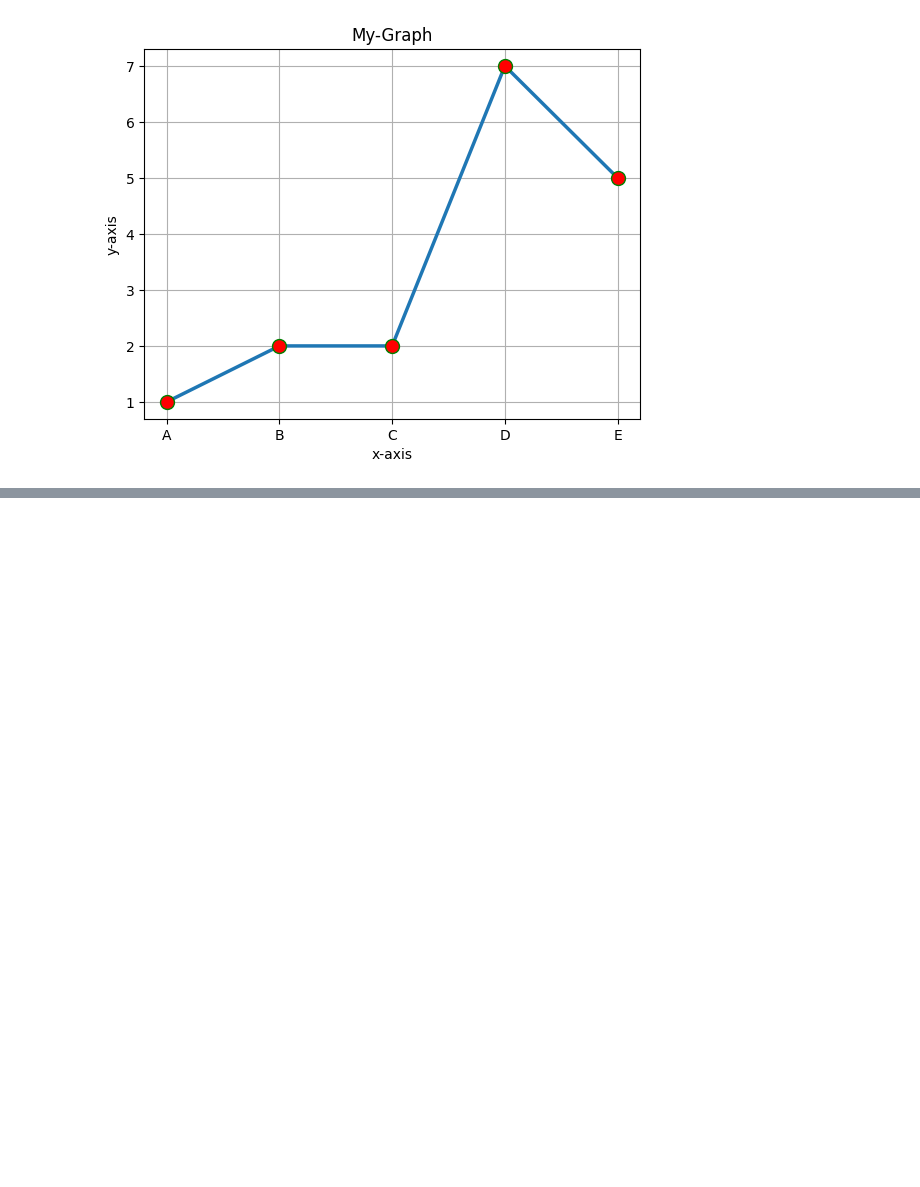
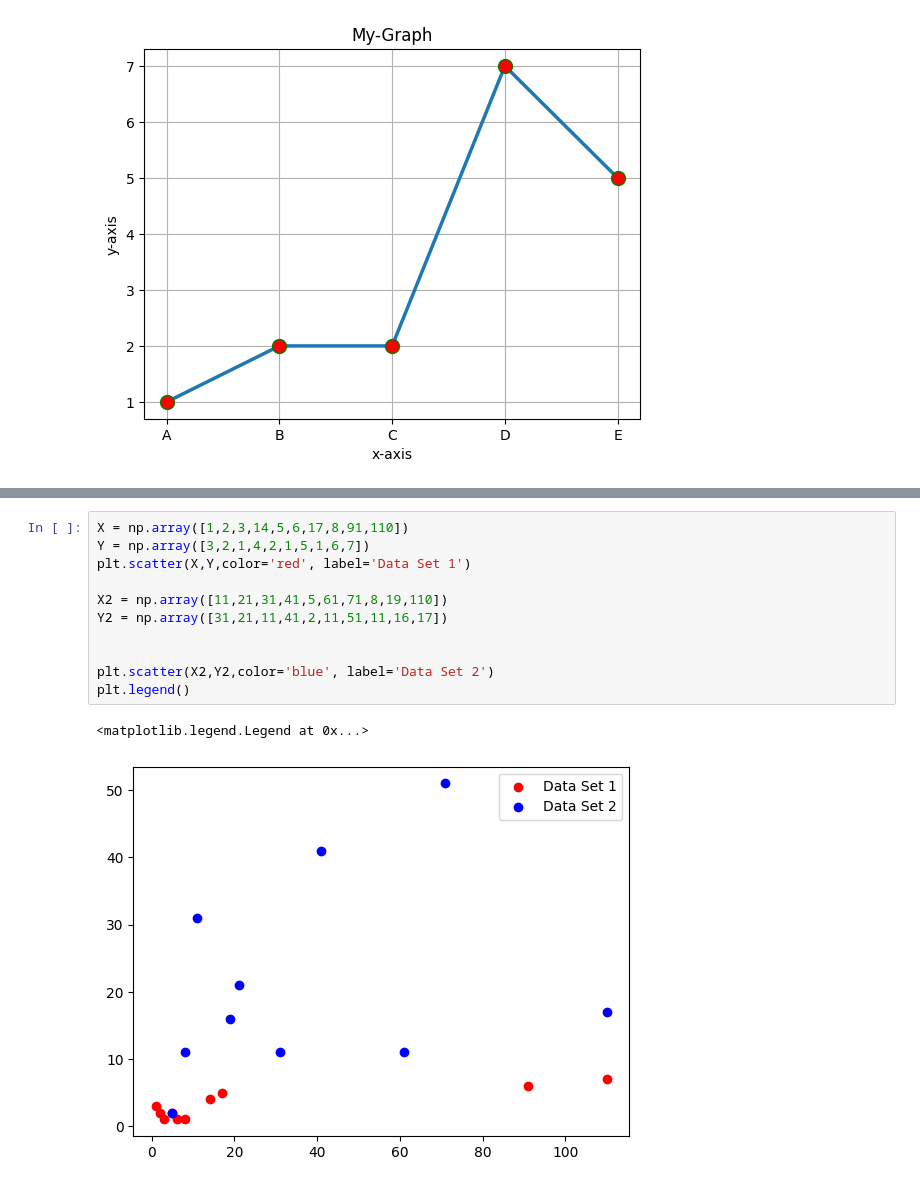
Before and after one commit to satyamranatc/DA-With-Python, a Jupyter notebook: LearmingMatplotlib/main.ipynb, the cells around one changed output, grey strips where cells are left out. Drawn from its saved outputs; the diff is of its cells as text; blank space fills up the shorter version.

Commit message:
matplotlib

```diff
--- a/LearmingMatplotlib/main.ipynb
+++ b/LearmingMatplotlib/main.ipynb
@@ -107,0 +108,14 @@ plt.bar(x,y, width=0.1)
+# %%
+X = np.array([1,2,3,14,5,6,17,8,91,110])
+Y = np.array([3,2,1,4,2,1,5,1,6,7])
+plt.scatter(X,Y,color='red', label='Data Set 1')
+
+X2 = np.array([11,21,31,41,5,61,71,8,19,110])
+Y2 = np.array([31,21,11,41,2,11,51,11,16,17])
+
+
+plt.scatter(X2,Y2,color='blue', label='Data Set 2')
+plt.legend()
+# %% [output]
+<matplotlib.legend.Legend at 0x...>
+[figure, added]
```
Also changed, not shown: parts of 7 cells of this notebook.
